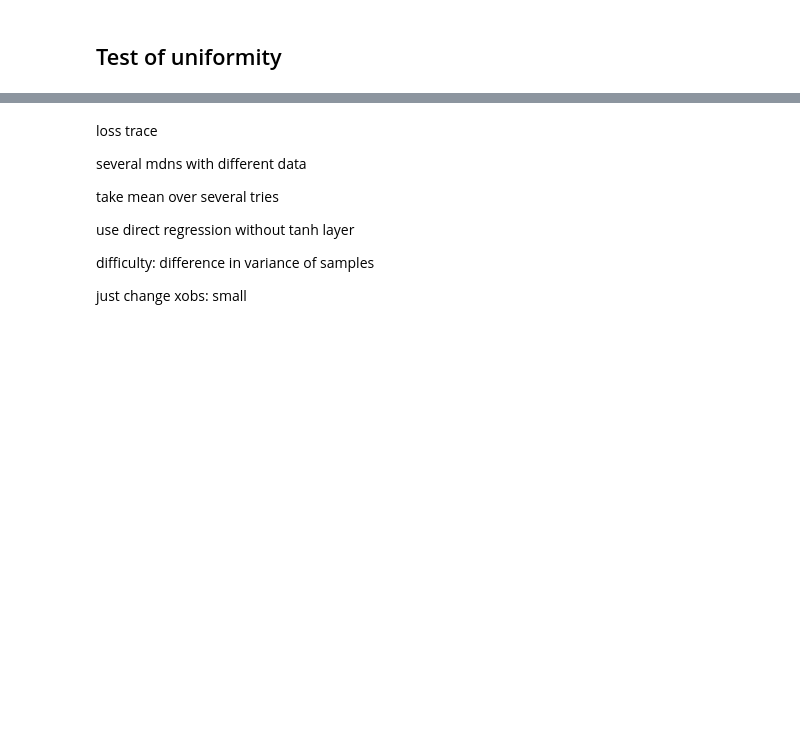
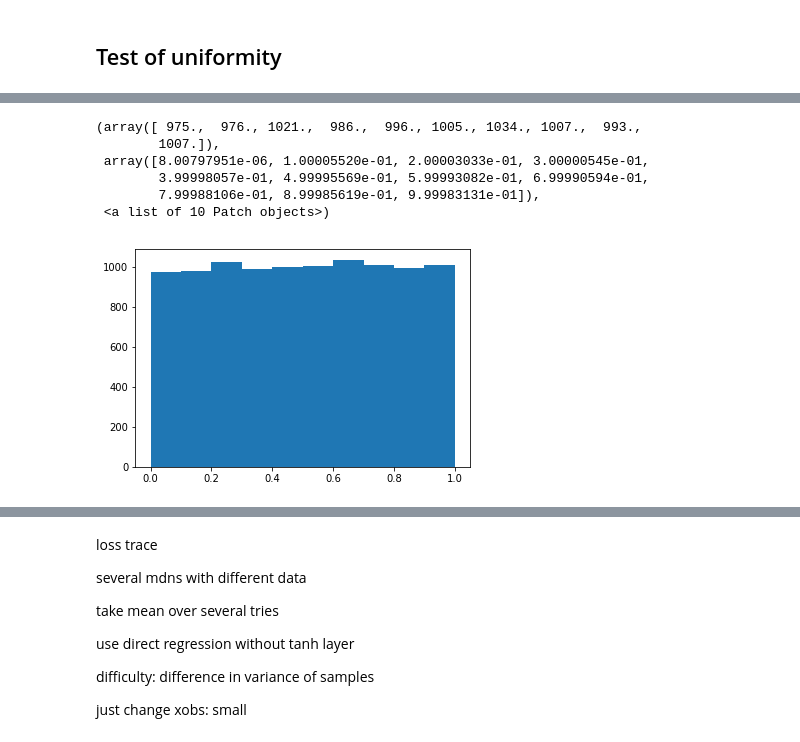
Before and after one commit to janfb/mcabc, a Jupyter notebook: notebooks/ModelComparison_ToyExample.ipynb, the cells around one changed output, grey strips where cells are left out. Cells and saved outputs as stored; diff of their text form; code cells hidden in the pictures; blank space fills up the shorter version.

```diff
--- a/notebooks/ModelComparison_ToyExample.ipynb
+++ b/notebooks/ModelComparison_ToyExample.ipynb
@@ -269,5 +294,13 @@ scipy.stats.kstest(qis, cdf='uniform')
 # %%
-plt.hist(qis, bins='auto');
+plt.hist(d)
+# %% [output]
+(array([ 975.,  976., 1021.,  986.,  996., 1005., 1034., 1007.,  993.,
+        1007.]),
+ array([8.00797951e-06, 1.00005520e-01, 2.00003033e-01, 3.00000545e-01,
+        3.99998057e-01, 4.99995569e-01, 5.99993082e-01, 6.99990594e-01,
+        7.99988106e-01, 8.99985619e-01, 9.99983131e-01]),
+ <a list of 10 Patch objects>)
+[figure, added]
 # %%
 dict_parampost = dict(seed=seed, trainer=trainer, params_mdn=model_params_mdn,
                        x=data_poi, y=params_poi, sx=sx_poi,
```
Also changed, not shown: parts of 17 cells of this notebook, 2 other files.
